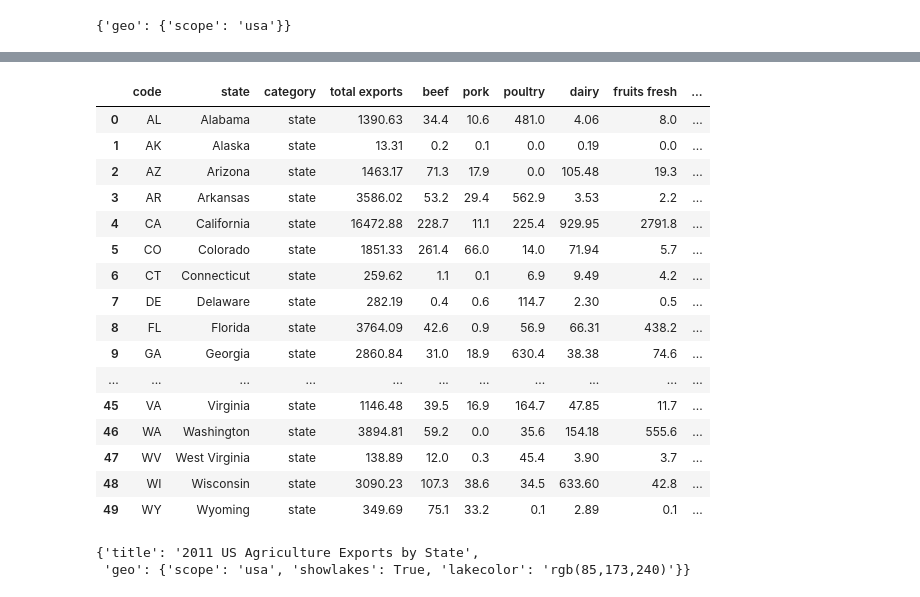
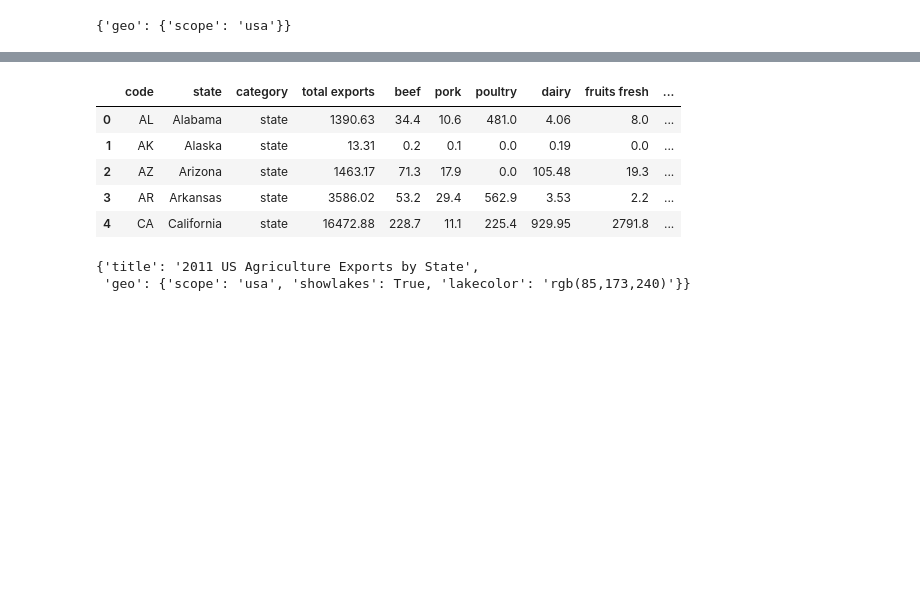
Before and after one commit to SebastianEchecury/PythonForDS_And_ML, a Jupyter notebook: Seccion 11 - Geographical Plotting/1 - Coropleth Maps p1.ipynb, the cells around one changed output, grey strips where cells are left out. Saved outputs shown, nothing was run; the diff lists cells and outputs as text; code cells hidden in the pictures; blank space fills up the shorter version.

```diff
--- a/Seccion 11 - Geographical Plotting/1 - Coropleth Maps p1.ipynb
+++ b/Seccion 11 - Geographical Plotting/1 - Coropleth Maps p1.ipynb
@@ -35,24 +35,13 @@ iplot(choromap)
 # %%
 import pandas as pd
 df = pd.read_csv('2011_US_Agri_Exports')
-df
+df.head()
 # %% [output]
 |  | code | state | category | total exports | beef | pork | poultry | dairy | fruits fresh | ... |
 | 0 | AL | Alabama | state | 1390.63 | 34.4 | 10.6 | 481.0 | 4.06 | 8.0 | ... |
 | 1 | AK | Alaska | state | 13.31 | 0.2 | 0.1 | 0.0 | 0.19 | 0.0 | ... |
 | 2 | AZ | Arizona | state | 1463.17 | 71.3 | 17.9 | 0.0 | 105.48 | 19.3 | ... |
 | 3 | AR | Arkansas | state | 3586.02 | 53.2 | 29.4 | 562.9 | 3.53 | 2.2 | ... |
 | 4 | CA | California | state | 16472.88 | 228.7 | 11.1 | 225.4 | 929.95 | 2791.8 | ... |
-| 5 | CO | Colorado | state | 1851.33 | 261.4 | 66.0 | 14.0 | 71.94 | 5.7 | ... |
-| 6 | CT | Connecticut | state | 259.62 | 1.1 | 0.1 | 6.9 | 9.49 | 4.2 | ... |
-| 7 | DE | Delaware | state | 282.19 | 0.4 | 0.6 | 114.7 | 2.30 | 0.5 | ... |
-| 8 | FL | Florida | state | 3764.09 | 42.6 | 0.9 | 56.9 | 66.31 | 438.2 | ... |
-| 9 | GA | Georgia | state | 2860.84 | 31.0 | 18.9 | 630.4 | 38.38 | 74.6 | ... |
-| ... | ... | ... | ... | ... | ... | ... | ... | ... | ... | ... |
-| 45 | VA | Virginia | state | 1146.48 | 39.5 | 16.9 | 164.7 | 47.85 | 11.7 | ... |
-| 46 | WA | Washington | state | 3894.81 | 59.2 | 0.0 | 35.6 | 154.18 | 555.6 | ... |
-| 47 | WV | West Virginia | state | 138.89 | 12.0 | 0.3 | 45.4 | 3.90 | 3.7 | ... |
-| 48 | WI | Wisconsin | state | 3090.23 | 107.3 | 38.6 | 34.5 | 633.60 | 42.8 | ... |
-| 49 | WY | Wyoming | state | 349.69 | 75.1 | 33.2 | 0.1 | 2.89 | 0.1 | ... |
 # %%
 data = dict(type='choropleth',
```
Also changed, not shown: parts of 6 cells of this notebook.
